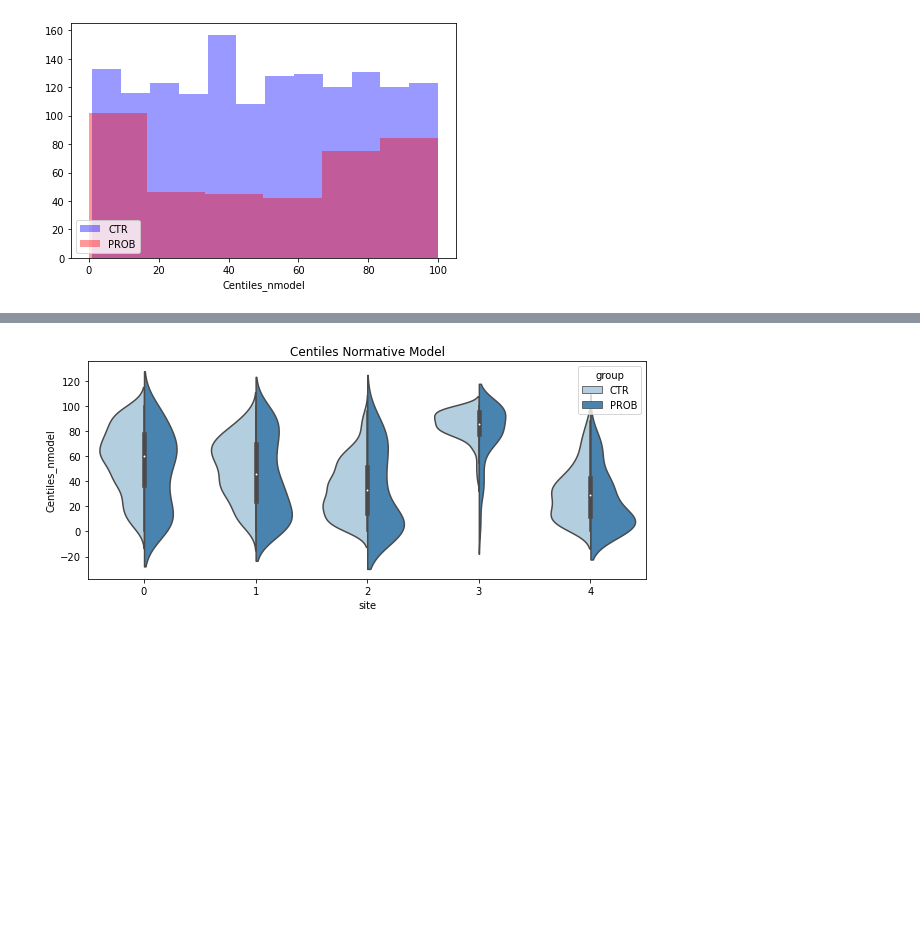
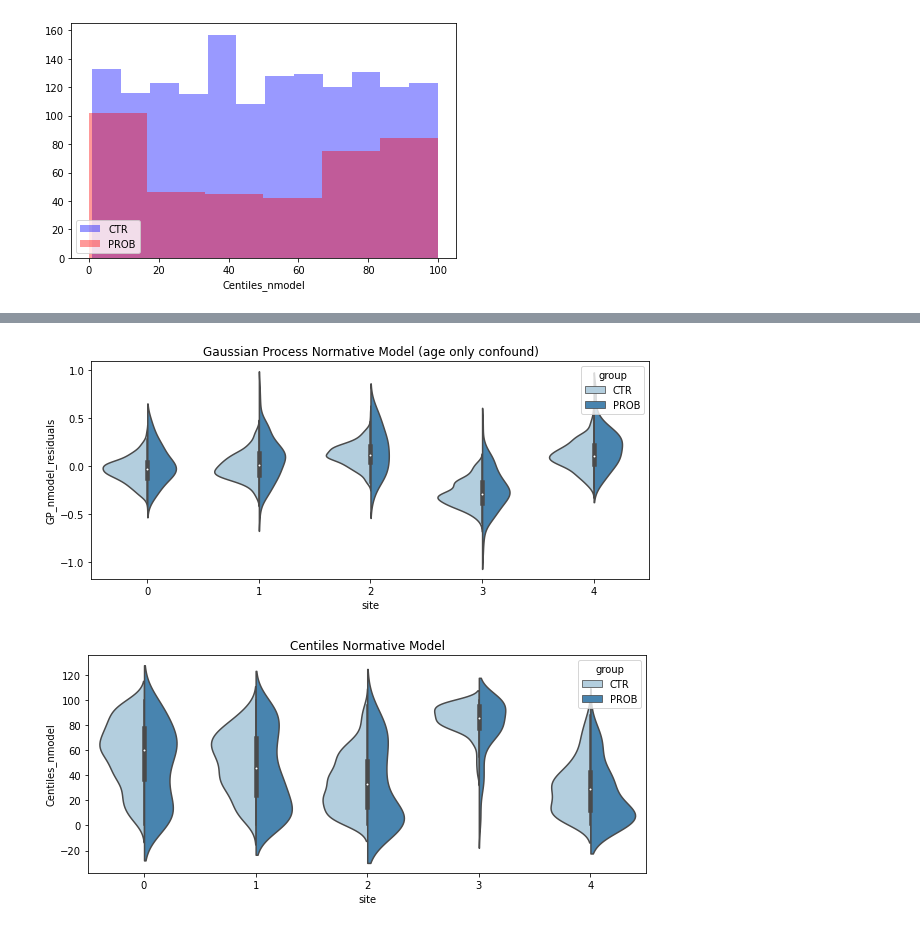
Before and after one commit to ppsp-team/PyNM, a Jupyter notebook: demo.ipynb, the cells around one changed output, grey strips where cells are left out. Cells and saved outputs as stored; diff of their text form; code cells hidden in the pictures; blank space fills up the shorter version.

```diff
--- a/demo.ipynb
+++ b/demo.ipynb
@@ -201,3 +205,10 @@ plt.show()
+# %%
+plt.figure(figsize=(10,4))
+sns.violinplot(x='site',y='GP_nmodel_residuals',data=data_age_gp,split=True,palette='Blues',hue='group')
+plt.title('Gaussian Process Normative Model (age only confound)')
+plt.show()
+# %% [output]
+[figure, added]
 # %%
 plt.figure(figsize=(10,4))
 sns.violinplot(x='site',y='Centiles_nmodel',data=data,split=True,palette='Blues',hue='group')
```
Also changed, not shown: parts of 6 cells of this notebook.
